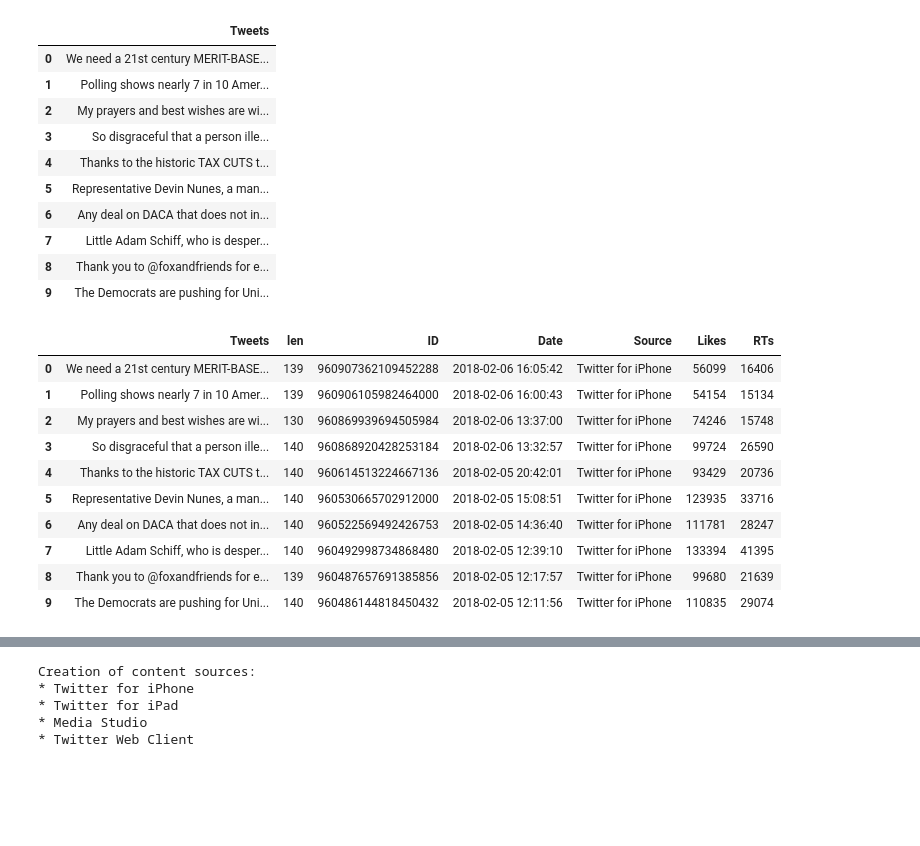
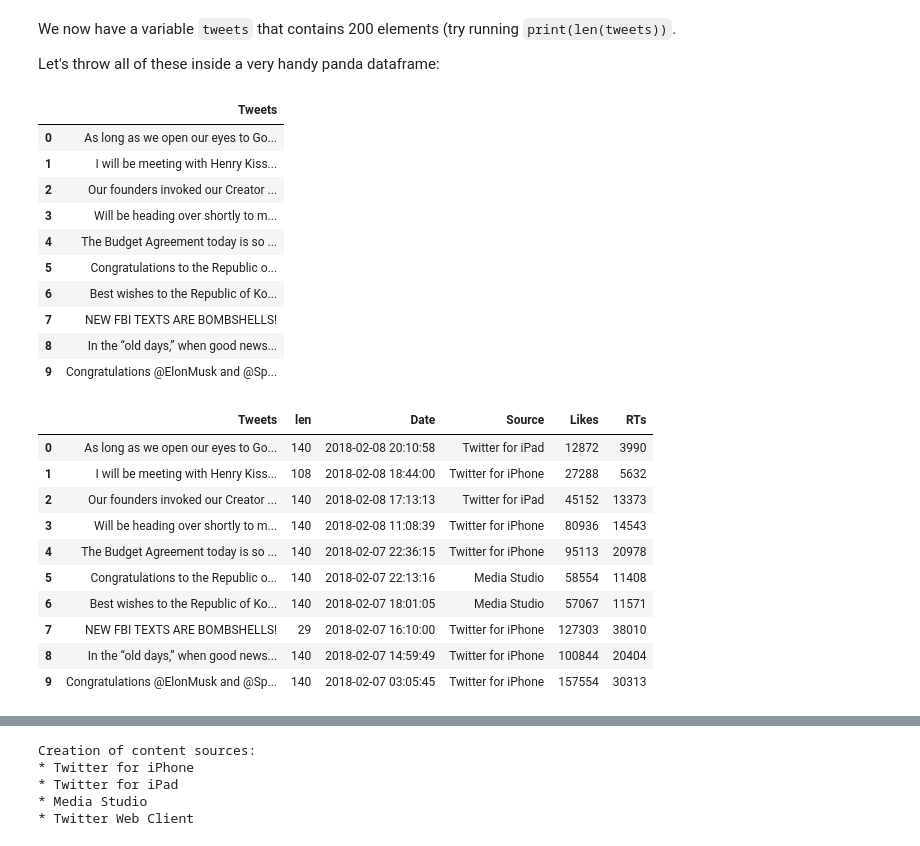
Before and after one commit to basilesimon/interactive-journalism-module, a Jupyter notebook: week3/twitter/Rough Twitter analysis.ipynb, the cells around one changed output, grey strips where cells are left out. Saved outputs shown, nothing was run; the diff lists cells and outputs as text; code cells hidden in the pictures; blank space fills up the shorter version.

```diff
--- a/week3/twitter/Rough Twitter analysis.ipynb
+++ b/week3/twitter/Rough Twitter analysis.ipynb
@@ -5,10 +11,8 @@ import numpy as np
 # %%
-# Twitter App access keys for me
-
 # Consume:
 CONSUMER_KEY    = ''
 CONSUMER_SECRET = ''
 
 # Access:
 ACCESS_TOKEN  = ''
-ACCESS_SECRET = ''
+ACCESS_SECRET = 'lBpmx0cyGDBZDHuvhuwhag92oPquiseX3li1RWIQJoyon'
@@ -15,10 +23,8 @@ ACCESS_SECRET = ''
 # %%
-# API's setup:
+# API stup
+# Utility function to setup the Twitter's API
+# with our access keys provided.
 def twitter_setup():
-    """
-    Utility function to setup the Twitter's API
-    with our access keys provided.
-    """
     # Authentication and access using keys:
     auth = tweepy.OAuthHandler(CONSUMER_KEY, CONSUMER_SECRET)
     auth.set_access_token(ACCESS_TOKEN, ACCESS_SECRET)
@@ -56,40 +67,49 @@ Thanks to the historic TAX CUTS that I signed into law, your paychecks are going
+# %% [markdown]
+We now have a variable `tweets` that contains 200 elements (try running `print(len(tweets))`.
+
+Let's throw all of these inside a very handy panda dataframe:
 # %%
 # We create a pandas dataframe as follows:
-data = pd.DataFrame(data=[tweet.text for tweet in tweets], columns=['Tweets'])
+data = pd.DataFrame(
+    data=[tweet.text for tweet in tweets],   # that's an inline for loop, wow
+    columns=['Tweets']
+)
 
 # We display the first 10 elements of the dataframe:
+# note that display() is a nicer way to print(), but only works in jupyter notebooks
 display(data.head(10))
 # %% [output]
 |  | Tweets |
-| 0 | We need a 21st century MERIT-BASE... |
-| 1 | Polling shows nearly 7 in 10 Amer... |
-| 2 | My prayers and best wishes are wi... |
-| 3 | So disgraceful that a person ille... |
-| 4 | Thanks to the historic TAX CUTS t... |
-| 5 | Representative Devin Nunes, a man... |
-| 6 | Any deal on DACA that does not in... |
-| 7 | Little Adam Schiff, who is desper... |
-| 8 | Thank you to @foxandfriends for e... |
-| 9 | The Democrats are pushing for Uni... |
+| 0 | As long as we open our eyes to Go... |
+| 1 | I will be meeting with Henry Kiss... |
+| 2 | Our founders invoked our Creator ... |
+| 3 | Will be heading over shortly to m... |
+| 4 | The Budget Agreement today is so ... |
+| 5 | Congratulations to the Republic o... |
+| 6 | Best wishes to the Republic of Ko... |
+| 7 | NEW FBI TEXTS ARE BOMBSHELLS! |
+| 8 | In the “old days,” when good news... |
+| 9 | Congratulations @ElonMusk and @Sp... |
 # %%
-# We add relevant data:
+# We add relevant data to our data frame
 data['len']  = np.array([len(tweet.text) for tweet in tweets])
-data['ID']   = np.array([tweet.id for tweet in tweets])
+# data['ID']   = np.array([tweet.id for tweet in tweets])
 data['Date'] = np.array([tweet.created_at for tweet in tweets])
 data['Source'] = np.array([tweet.source for tweet in tweets])
 data['Likes']  = np.array([tweet.favorite_count for tweet in tweets])
 data['RTs']    = np.array([tweet.retweet_count for tweet in tweets])
+
 # Display of first 10 elements from dataframe:
 display(data.head(10))
 # %% [output]
-|  | Tweets | len | ID | Date | Source | Likes | RTs |
-| 0 | We need a 21st century MERIT-BASE... | 139 | 960907362109452288 | 2018-02-06 16:05:42 | Twitter for iPhone | 56099 | 16406 |
-| 1 | Polling shows nearly 7 in 10 Amer... | 139 | 960906105982464000 | 2018-02-06 16:00:43 | Twitter for iPhone | 54154 | 15134 |
-| 2 | My prayers and best wishes are wi... | 130 | 960869939694505984 | 2018-02-06 13:37:00 | Twitter for iPhone | 74246 | 15748 |
-| 3 | So disgraceful that a person ille... | 140 | 960868920428253184 | 2018-02-06 13:32:57 | Twitter for iPhone | 99724 | 26590 |
-| 4 | Thanks to the historic TAX CUTS t... | 140 | 960614513224667136 | 2018-02-05 20:42:01 | Twitter for iPhone | 93429 | 20736 |
-| 5 | Representative Devin Nunes, a man... | 140 | 960530665702912000 | 2018-02-05 15:08:51 | Twitter for iPhone | 123935 | 33716 |
-| 6 | Any deal on DACA that does not in... | 140 | 960522569492426753 | 2018-02-05 14:36:40 | Twitter for iPhone | 111781 | 28247 |
-| 7 | Little Adam Schiff, who is desper... | 140 | 960492998734868480 | 2018-02-05 12:39:10 | Twitter for iPhone | 133394 | 41395 |
-| 8 | Thank you to @foxandfriends for e... | 139 | 960487657691385856 | 2018-02-05 12:17:57 | Twitter for iPhone | 99680 | 21639 |
-| 9 | The Democrats are pushing for Uni... | 140 | 960486144818450432 | 2018-02-05 12:11:56 | Twitter for iPhone | 110835 | 29074 |
+|  | Tweets | len | Date | Source | Likes | RTs |
+| 0 | As long as we open our eyes to Go... | 140 | 2018-02-08 20:10:58 | Twitter for iPad | 12872 | 3990 |
+| 1 | I will be meeting with Henry Kiss... | 108 | 2018-02-08 18:44:00 | Twitter for iPhone | 27288 | 5632 |
+| 2 | Our founders invoked our Creator ... | 140 | 2018-02-08 17:13:13 | Twitter for iPad | 45152 | 13373 |
+| 3 | Will be heading over shortly to m... | 140 | 2018-02-08 11:08:39 | Twitter for iPhone | 80936 | 14543 |
+| 4 | The Budget Agreement today is so ... | 140 | 2018-02-07 22:36:15 | Twitter for iPhone | 95113 | 20978 |
+| 5 | Congratulations to the Republic o... | 140 | 2018-02-07 22:13:16 | Media Studio | 58554 | 11408 |
+| 6 | Best wishes to the Republic of Ko... | 140 | 2018-02-07 18:01:05 | Media Studio | 57067 | 11571 |
+| 7 | NEW FBI TEXTS ARE BOMBSHELLS! | 29 | 2018-02-07 16:10:00 | Twitter for iPhone | 127303 | 38010 |
+| 8 | In the “old days,” when good news... | 140 | 2018-02-07 14:59:49 | Twitter for iPhone | 100844 | 20404 |
+| 9 | Congratulations @ElonMusk and @Sp... | 140 | 2018-02-07 03:05:45 | Twitter for iPhone | 157554 | 30313 |
```
Also changed, not shown: parts of 14 cells of this notebook, 3 other files.
